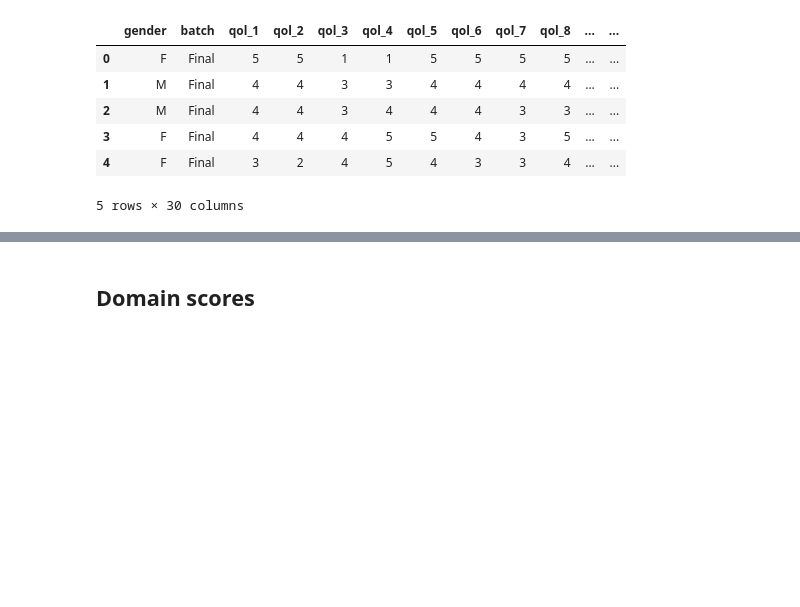
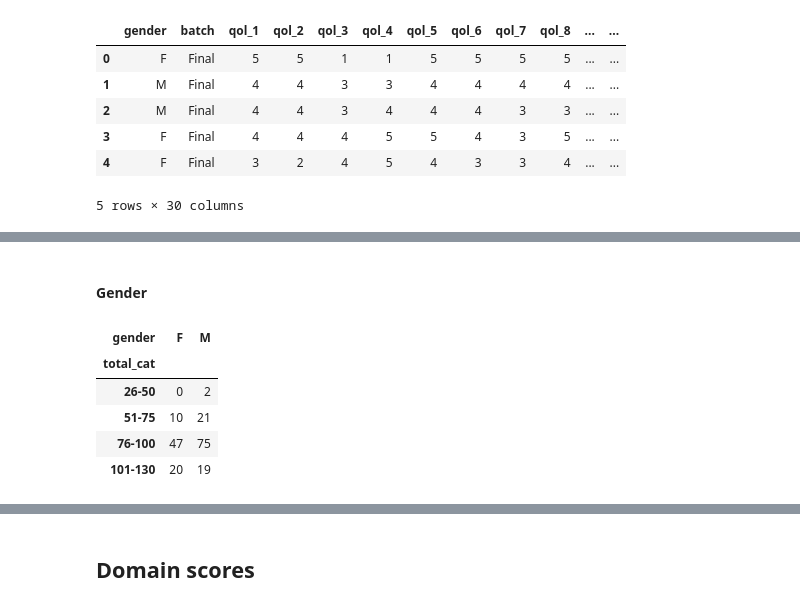
Before and after one commit to akankshazc/sts_iad, a Jupyter notebook: 4_qol.ipynb, the cells around one changed output, grey strips where cells are left out. Drawn from its saved outputs; the diff is of its cells as text; code cells hidden in the pictures; blank space fills up the shorter version.

```diff
--- a/4_qol.ipynb
+++ b/4_qol.ipynb
@@ -95,0 +167,12 @@ df.head()
+# %% [markdown]
+#### Gender
+# %%
+qol_gender = df.groupby(['total_cat', 'gender']).size().unstack().drop('0-25')
+qol_gender
+# %% [output]
+| gender | F | M |
+| total_cat |  |  |
+| 26-50 | 0 | 2 |
+| 51-75 | 10 | 21 |
+| 76-100 | 47 | 75 |
+| 101-130 | 20 | 19 |
```
Also changed, not shown: parts of 12 cells of this notebook.
